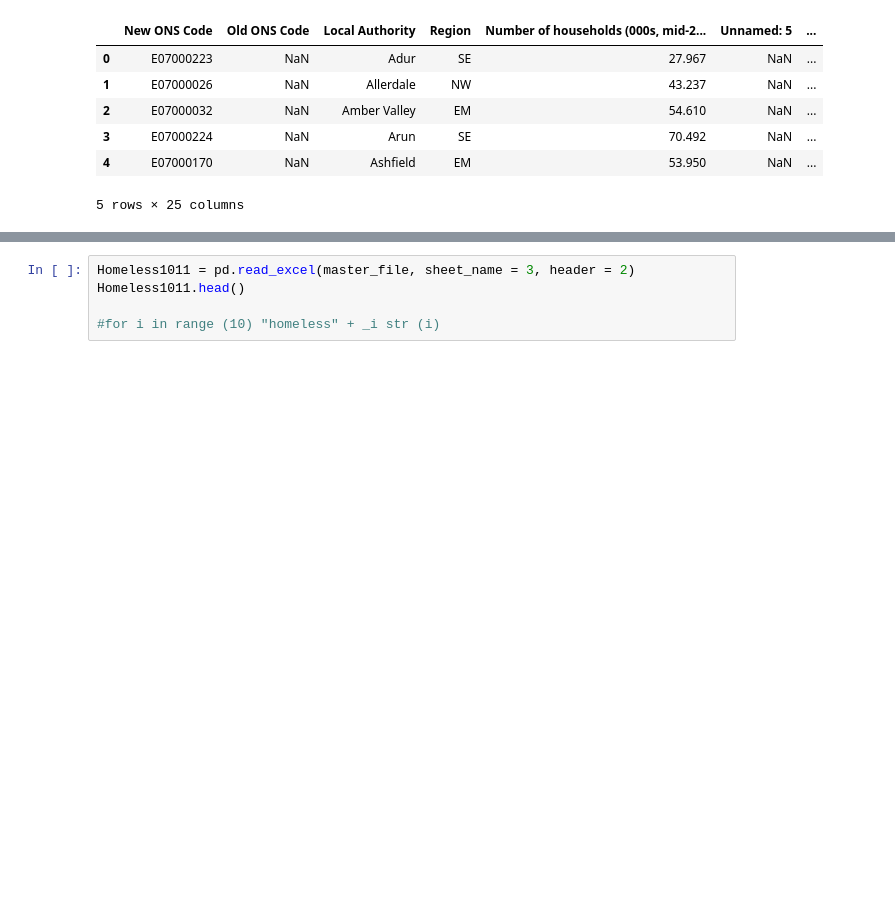
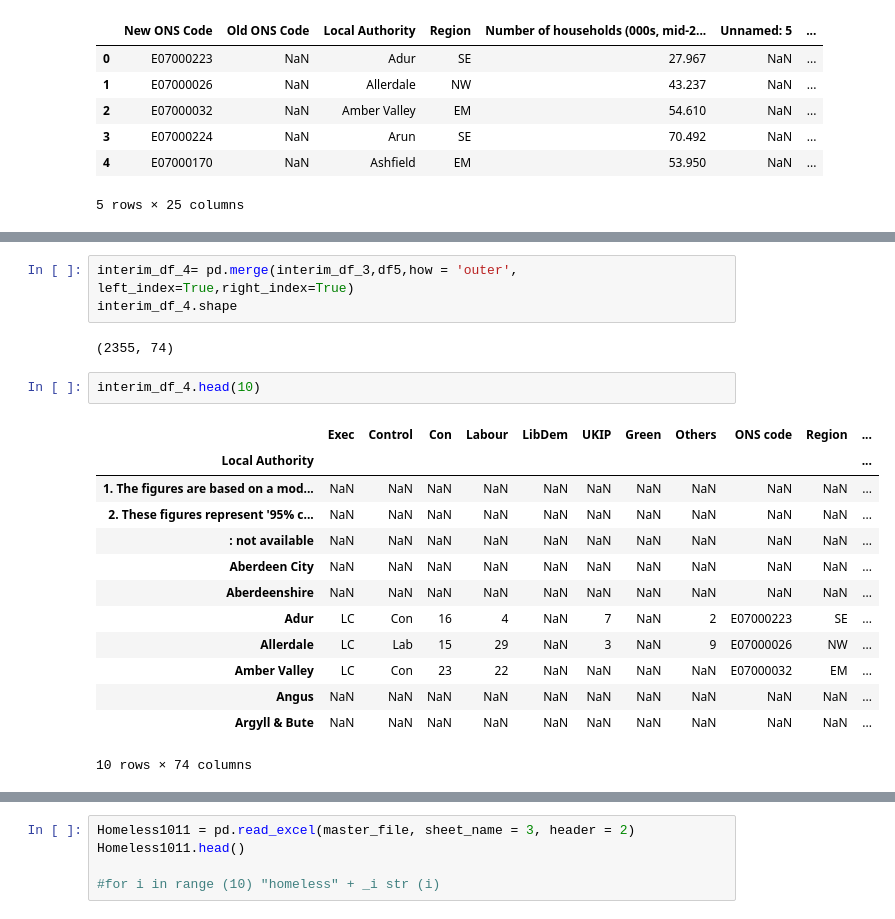
Before and after one commit to beatless13/world-dom-begins, a Jupyter notebook: Working Files-Copy1.ipynb, the cells around one changed output, grey strips where cells are left out. Saved outputs shown, nothing was run; the diff lists cells and outputs as text; blank space fills up the shorter version.

```diff
--- a/Working Files-Copy1.ipynb
+++ b/Working Files-Copy1.ipynb
@@ -23,0 +276,21 @@ Homeless1011.head()
+# %%
+interim_df_4= pd.merge(interim_df_3,df5,how = 'outer', left_index=True,right_index=True)
+interim_df_4.shape
+# %% [output]
+(2355, 74)
+# %%
+interim_df_4.head(10)
+# %% [output]
+|  | Exec | Control | Con | Labour | LibDem | UKIP | Green | Others | ONS code | Region | ... |
+| Local Authority |  |  |  |  |  |  |  |  |  |  | ... |
+| 1. The figures are based on a mod... | NaN | NaN | NaN | NaN | NaN | NaN | NaN | NaN | NaN | NaN | ... |
+| 2. These figures represent '95% c... | NaN | NaN | NaN | NaN | NaN | NaN | NaN | NaN | NaN | NaN | ... |
+| : not available | NaN | NaN | NaN | NaN | NaN | NaN | NaN | NaN | NaN | NaN | ... |
+| Aberdeen City | NaN | NaN | NaN | NaN | NaN | NaN | NaN | NaN | NaN | NaN | ... |
+| Aberdeenshire | NaN | NaN | NaN | NaN | NaN | NaN | NaN | NaN | NaN | NaN | ... |
+| Adur | LC | Con | 16 | 4 | NaN | 7 | NaN | 2 | E07000223 | SE | ... |
+| Allerdale | LC | Lab | 15 | 29 | NaN | 3 | NaN | 9 | E07000026 | NW | ... |
+| Amber Valley | LC | Con | 23 | 22 | NaN | NaN | NaN | NaN | E07000032 | EM | ... |
+| Angus | NaN | NaN | NaN | NaN | NaN | NaN | NaN | NaN | NaN | NaN | ... |
+| Argyll & Bute | NaN | NaN | NaN | NaN | NaN | NaN | NaN | NaN | NaN | NaN | ... |
+10 rows × 74 columns
```
Also changed, not shown: parts of 28 cells of this notebook, 7 other files.
